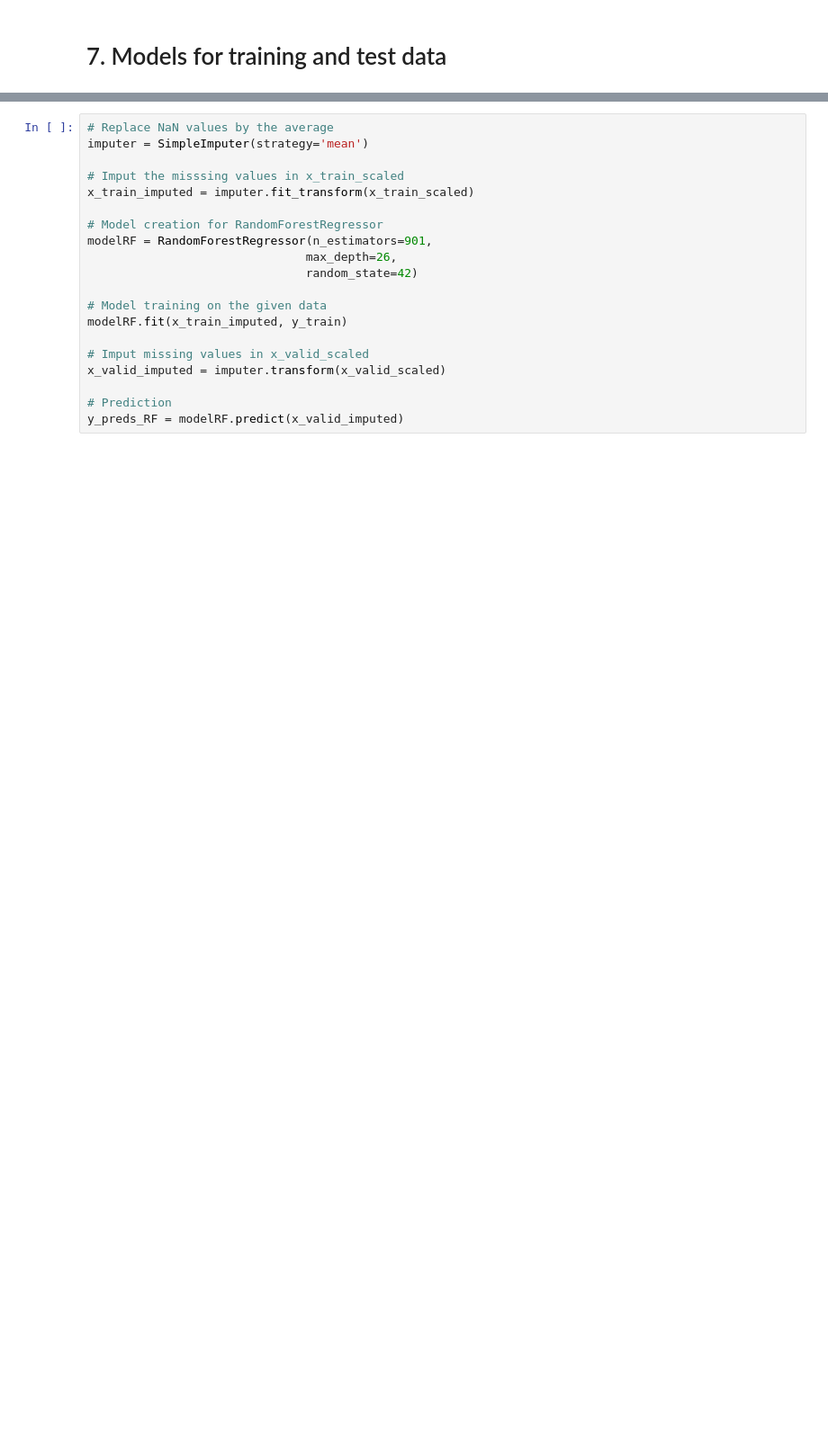
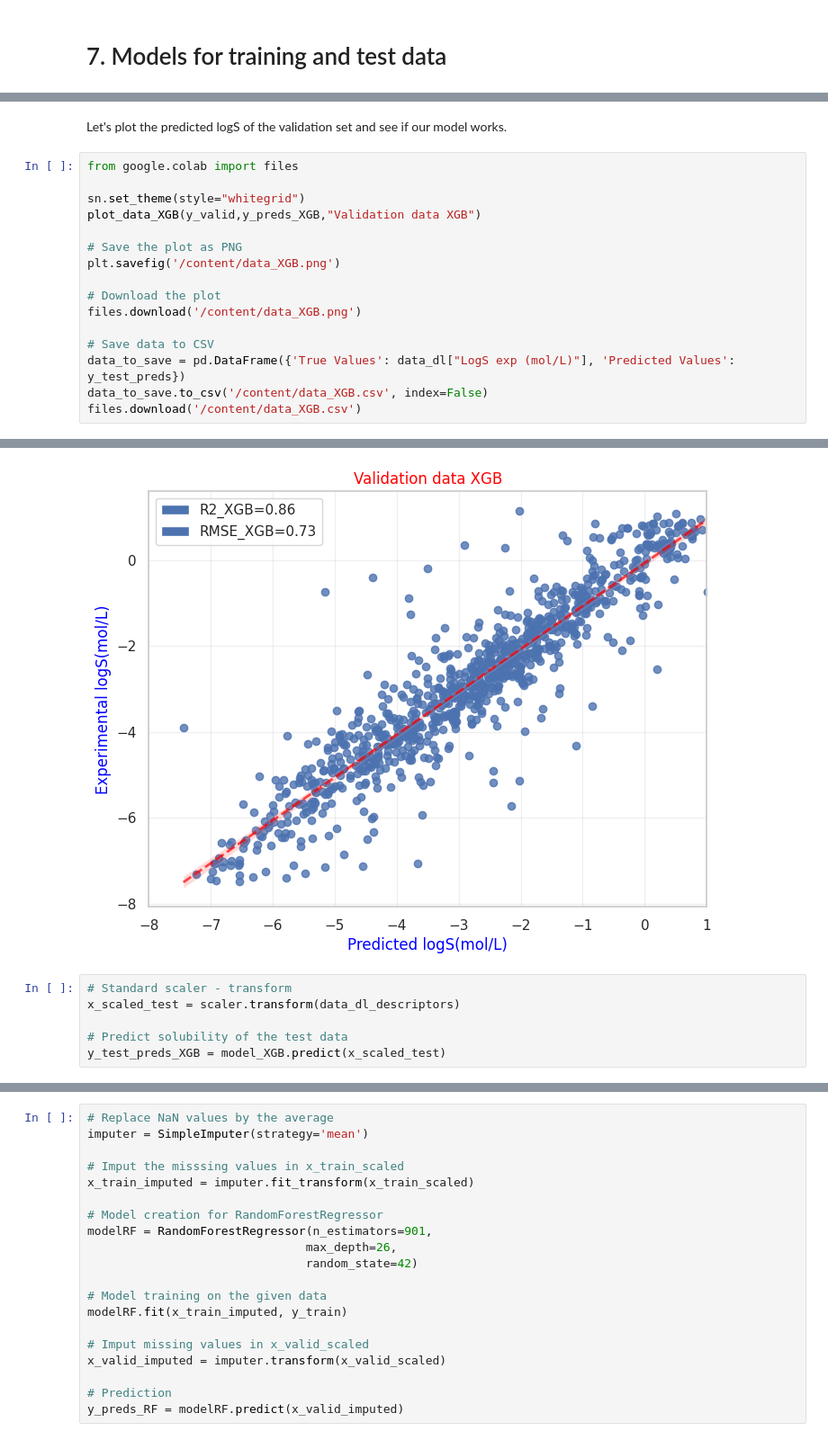
Before and after one commit to LucasCossard/WSPP_Projectppchem, a Jupyter notebook: Notebook_WSP.ipynb, the cells around one changed output, grey strips where cells are left out. Shown at 90% size. Drawn from its saved outputs; the diff is of its cells as text; blank space fills up the shorter version.

```diff
--- a/Notebook_WSP.ipynb
+++ b/Notebook_WSP.ipynb
@@ -762,0 +731,19 @@ plot_data(data_dl["LogS exp (mol/L)"], y_test_preds,
+# %% [markdown]
+Let's plot the predicted logS of the validation set and see if our model works.
+# %%
+from google.colab import files
+
+sn.set_theme(style="whitegrid")
+plot_data_XGB(y_valid,y_preds_XGB,"Validation data XGB")
+
+# Save the plot as PNG
+plt.savefig('/content/data_XGB.png')
+
+# Download the plot
+files.download('/content/data_XGB.png')
+
+# Save data to CSV
+data_to_save = pd.DataFrame({'True Values': data_dl["LogS exp (mol/L)"], 'Predicted Values': y_test_preds})
+data_to_save.to_csv('/content/data_XGB.csv', index=False)
+files.download('/content/data_XGB.csv')
+# %% [output]
@@ -762,0 +754,7 @@ plot_data(data_dl["LogS exp (mol/L)"], y_test_preds,
+[figure, added]
+# %%
+# Standard scaler - transform
+x_scaled_test = scaler.transform(data_dl_descriptors)
+
+# Predict solubility of the test data
+y_test_preds_XGB = model_XGB.predict(x_scaled_test)
```
Also changed, not shown: parts of 107 cells of this notebook.
